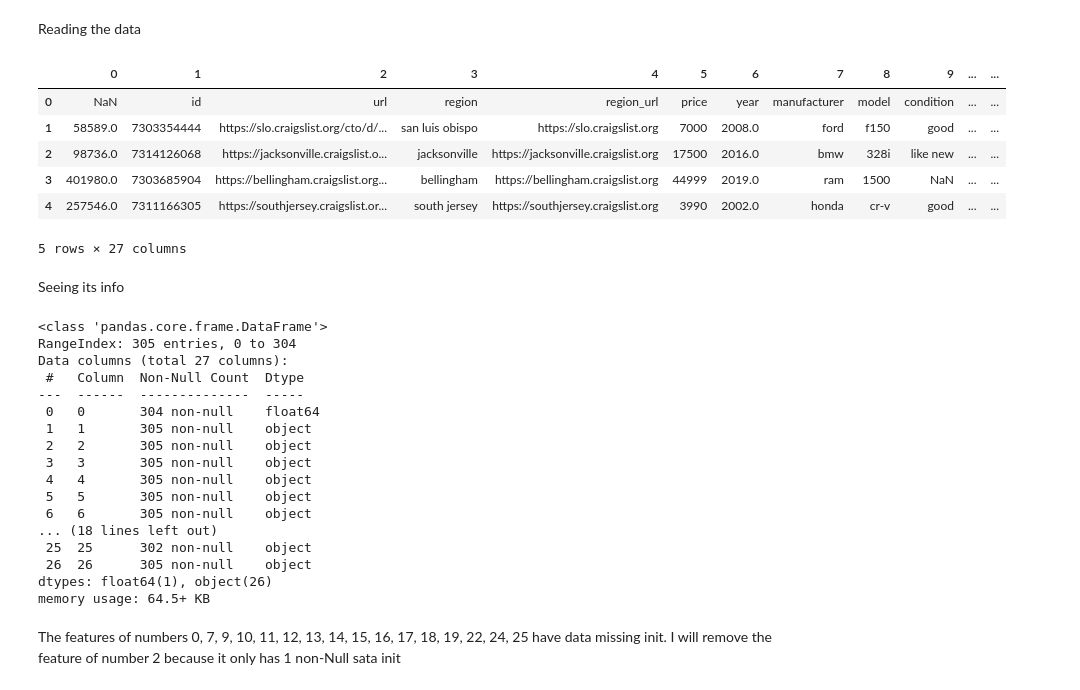
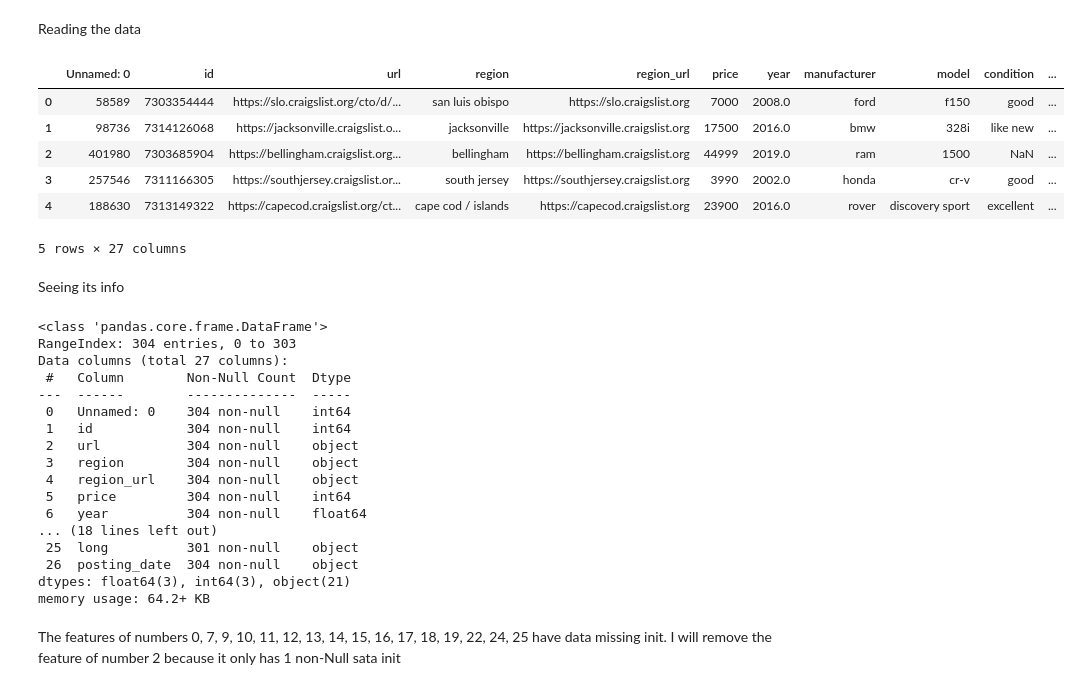
Before and after one commit to BurgaoTheChamp/vehicleML, a Jupyter notebook: VehiclesMachineLearning.ipynb, the cells around one changed output. Cells and saved outputs as stored; diff of their text form; code cells hidden in the pictures.

Commit message:
Data visualition updadte

```diff
--- a/VehiclesMachineLearning.ipynb
+++ b/VehiclesMachineLearning.ipynb
@@ -11,15 +11,15 @@ from sklearn import cluster
 # %% [markdown]
 Reading the data
 # %%
-dataSet = pd.read_csv("Guilherme Antonio Aguiar Pessanha Santos - vehicle_1Mb.csv", header=None)
+dataSet = pd.read_csv("Guilherme Antonio Aguiar Pessanha Santos - vehicle_1Mb.csv")
 dataSet.head()
 # %% [output]
-|  | 0 | 1 | 2 | 3 | 4 | 5 | 6 | 7 | 8 | 9 | ... | ... |
-| 0 | NaN | id | url | region | region_url | price | year | manufacturer | model | condition | ... | ... |
-| 1 | 58589.0 | 7303354444 | https://slo.craigslist.org/cto/d/... | san luis obispo | https://slo.craigslist.org | 7000 | 2008.0 | ford | f150 | good | ... | ... |
-| 2 | 98736.0 | 7314126068 | https://jacksonville.craigslist.o... | jacksonville | https://jacksonville.craigslist.org | 17500 | 2016.0 | bmw | 328i | like new | ... | ... |
-| 3 | 401980.0 | 7303685904 | https://bellingham.craigslist.org... | bellingham | https://bellingham.craigslist.org | 44999 | 2019.0 | ram | 1500 | NaN | ... | ... |
-| 4 | 257546.0 | 7311166305 | https://southjersey.craigslist.or... | south jersey | https://southjersey.craigslist.org | 3990 | 2002.0 | honda | cr-v | good | ... | ... |
+|  | Unnamed: 0 | id | url | region | region_url | price | year | manufacturer | model | condition | ... |
+| 0 | 58589 | 7303354444 | https://slo.craigslist.org/cto/d/... | san luis obispo | https://slo.craigslist.org | 7000 | 2008.0 | ford | f150 | good | ... |
+| 1 | 98736 | 7314126068 | https://jacksonville.craigslist.o... | jacksonville | https://jacksonville.craigslist.org | 17500 | 2016.0 | bmw | 328i | like new | ... |
+| 2 | 401980 | 7303685904 | https://bellingham.craigslist.org... | bellingham | https://bellingham.craigslist.org | 44999 | 2019.0 | ram | 1500 | NaN | ... |
+| 3 | 257546 | 7311166305 | https://southjersey.craigslist.or... | south jersey | https://southjersey.craigslist.org | 3990 | 2002.0 | honda | cr-v | good | ... |
+| 4 | 188630 | 7313149322 | https://capecod.craigslist.org/ct... | cape cod / islands | https://capecod.craigslist.org | 23900 | 2016.0 | rover | discovery sport | excellent | ... |
 5 rows × 27 columns
 # %% [markdown]
 Seeing its info
@@ -27,22 +27,22 @@ Seeing its info
 dataSet.info()
 # %% [output]
 <class 'pandas.core.frame.DataFrame'>
-RangeIndex: 305 entries, 0 to 304
+RangeIndex: 304 entries, 0 to 303
 Data columns (total 27 columns):
- #   Column  Non-Null Count  Dtype
----  ------  --------------  -----
- 0   0       304 non-null    float64
- 1   1       305 non-null    object
- 2   2       305 non-null    object
- 3   3       305 non-null    object
- 4   4       305 non-null    object
- 5   5       305 non-null    object
- 6   6       305 non-null    object
+ #   Column        Non-Null Count  Dtype
+---  ------        --------------  -----
+ 0   Unnamed: 0    304 non-null    int64
+ 1   id            304 non-null    int64
+ 2   url           304 non-null    object
+ 3   region        304 non-null    object
+ 4   region_url    304 non-null    object
+ 5   price         304 non-null    int64
+ 6   year          304 non-null    float64
 ... (18 lines left out)
- 25  25      302 non-null    object
- 26  26      305 non-null    object
-dtypes: float64(1), object(26)
-memory usage: 64.5+ KB
+ 25  long          301 non-null    object
+ 26  posting_date  304 non-null    object
+dtypes: float64(3), int64(3), object(21)
+memory usage: 64.2+ KB
 # %% [markdown]
 The features of numbers 0, 7, 9, 10, 11, 12, 13, 14, 15, 16, 17, 18, 19, 22, 24, 25 have data missing init. I will remove the feature of number 2 because it only has 1 non-Null sata init
 # %% [markdown]
```
Also changed, not shown: parts of 10 cells of this notebook.
